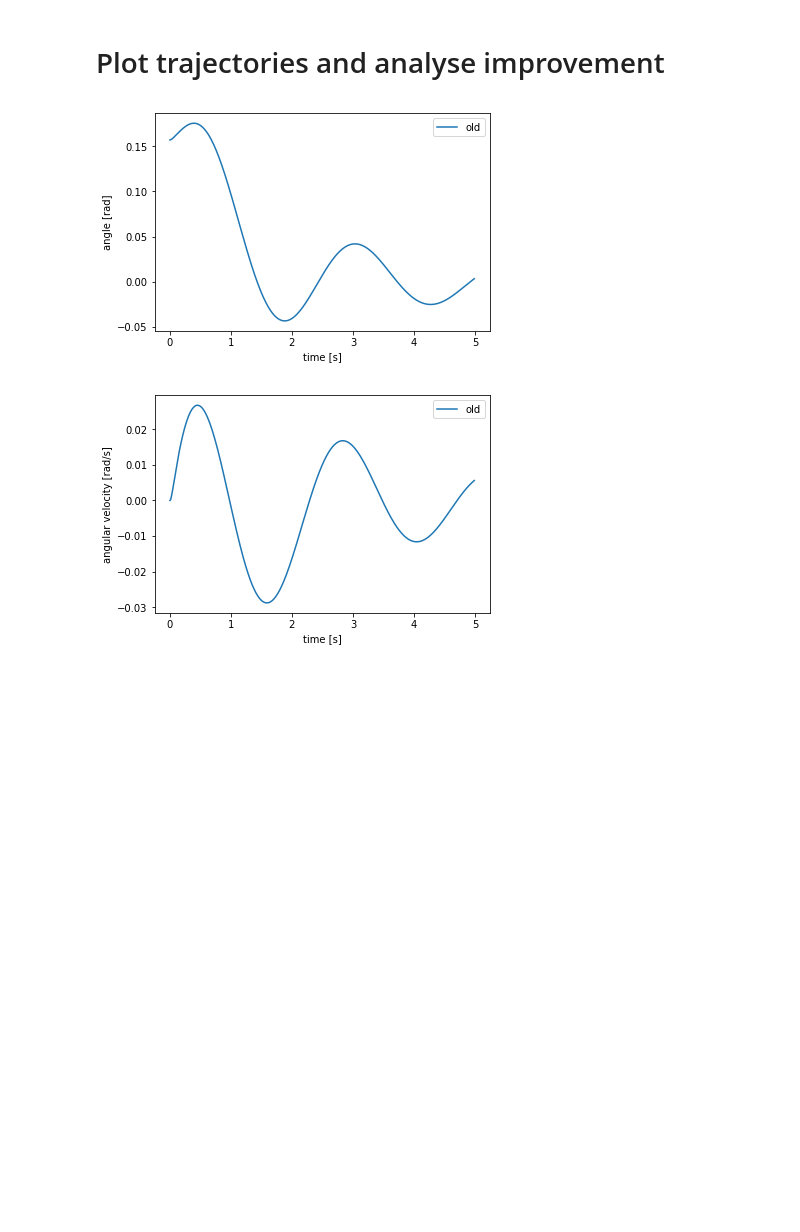
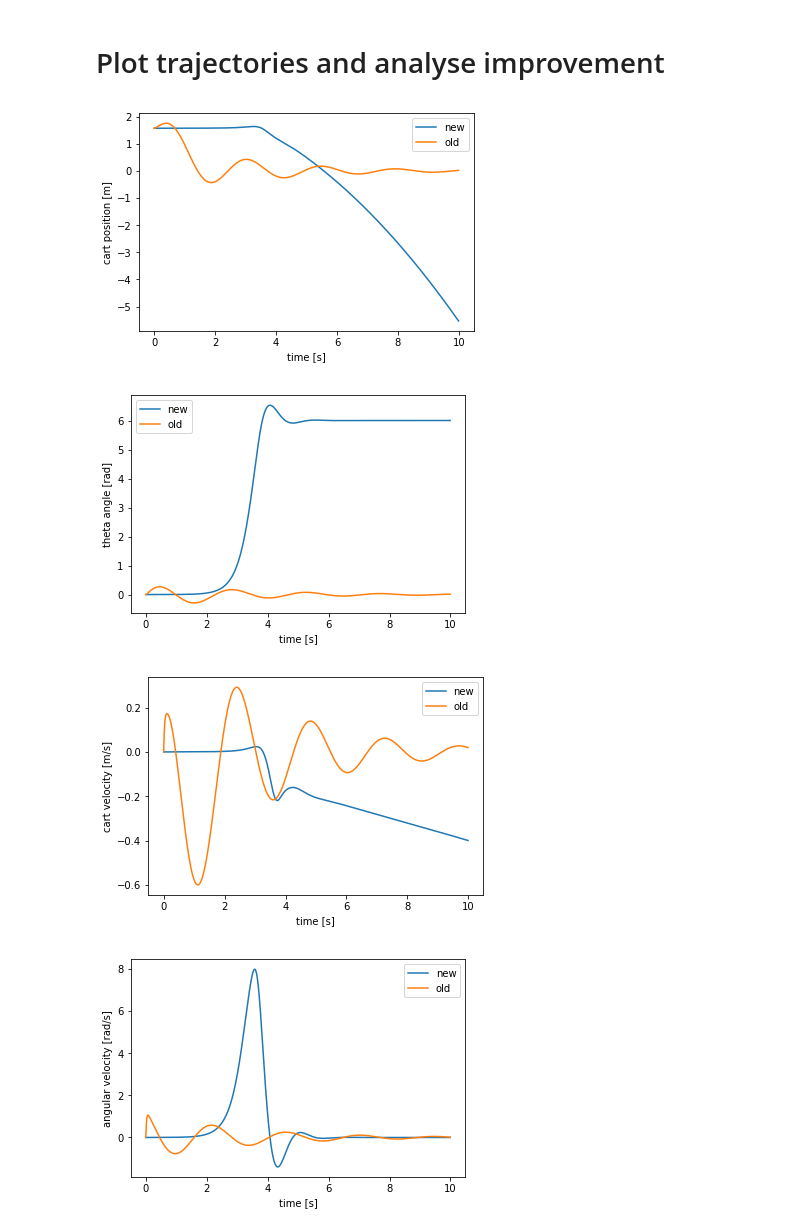
Before and after one commit to bevanda/safe_learning, a Jupyter notebook: examples/cart_pole_rlr.ipynb, the cells around one changed output. Drawn from its saved outputs; the diff is of its cells as text; code cells hidden in the pictures; blank space fills up the shorter version.

```diff
--- a/examples/cart_pole_rlr.ipynb
+++ b/examples/cart_pole_rlr.ipynb
@@ -30,7 +30,7 @@ class Options(object):
 
 OPTIONS = Options(np_dtype              = safe_learning.config.np_dtype,
                   tf_dtype              = safe_learning.config.dtype,
-                  saturate              = True,                            # apply saturation constraints to the control input
+                  saturate              = False,                            # apply saturation constraints to the control input
                   eps                   = 1e-8,                            # numerical tolerance
                   use_linear_dynamics   = True,                           # use the linearized form of the dynamics as the true dynamics (for testing)
                   dpi                   = 200,
@@ -117,13 +117,15 @@ reward_function = safe_learning.QuadraticFunction(block_diag(- Q, - R), name='re
  [-3.14159265  3.14159265]
  [-3.14159265  3.14159265]]
 # %%
-num_states = [51, 51, 51, 51]
-
+mult = 1
+n_states = [10, 20, 5, 10]
+num_states = [i*mult for i in n_states]
 # State grid
 state_limits = np.array([[-1., 1.], ] * state_dim)
 
 safety_disc = safe_learning.GridWorld(state_limits, num_states)
-policy_disc = safe_learning.GridWorld(state_limits, [20, 20, 20, 20])
+n_policy = [10, 10, 10, 10]
+policy_disc = safe_learning.GridWorld(state_limits, [i for i in n_policy])
 
 # Discretization constant
 tau = np.min(safety_disc.unit_maxes)
@@ -470,27 +474,43 @@ for i in range(5):
 # %% [markdown]
 # Plot trajectories and analyse improvement
 # %%
-x0 = np.array([[math.pi*0.05, -0.0, 0.0, 0.0]])
+x0 = np.array([[math.pi*0.5, -0.0, 0.0, 0.0]])
 
-#states_new, actions_new = safe_learning.utilities.compute_trajectory(true_dynamics, rl.policy, x0, 500)
-states_old, actions_old = safe_learning.utilities.compute_trajectory(true_dynamics, init_policy, x0, 500)
+states_new, actions_new = safe_learning.utilities.compute_trajectory(true_dynamics, rl.policy, x0, 1000)
+states_old, actions_old = safe_learning.utilities.compute_trajectory(true_dynamics, init_policy, x0, 1000)
 
 t = np.arange(len(states_old)) * true_dynamics.dt
 # %%
-#plt.plot(t, states_new[:, 0], label='new')
+plt.plot(t, states_new[:, 0], label='new')
 plt.plot(t, states_old[:, 0], label='old')
 plt.xlabel('time [s]')
-plt.ylabel('angle [rad]')
+plt.ylabel('cart position [m]')
 plt.legend()
 plt.show()
 
-#plt.plot(t, states_new[:, 1], label='new')
+plt.plot(t, states_new[:, 1], label='new')
 plt.plot(t, states_old[:, 1], label='old')
+plt.xlabel('time [s]')
+plt.ylabel('theta angle [rad]')
+plt.legend()
+plt.show()
+
+plt.plot(t, states_new[:, 2], label='new')
+plt.plot(t, states_old[:, 2], label='old')
+plt.xlabel('time [s]')
+plt.ylabel('cart velocity [m/s]')
+plt.legend()
+plt.show()
+
+plt.plot(t, states_new[:, 3], label='new')
+plt.plot(t, states_old[:, 3], label='old')
 plt.xlabel('time [s]')
 plt.ylabel('angular velocity [rad/s]')
 plt.legend()
 plt.show()
 # %% [output]
-[figure, old version]
+[figure, new version]
-[figure, old version]
+[figure, new version]
+[figure, added]
+[figure, added]
 # %%
```
Also changed, not shown: parts of 9 cells of this notebook, 2 other files.
